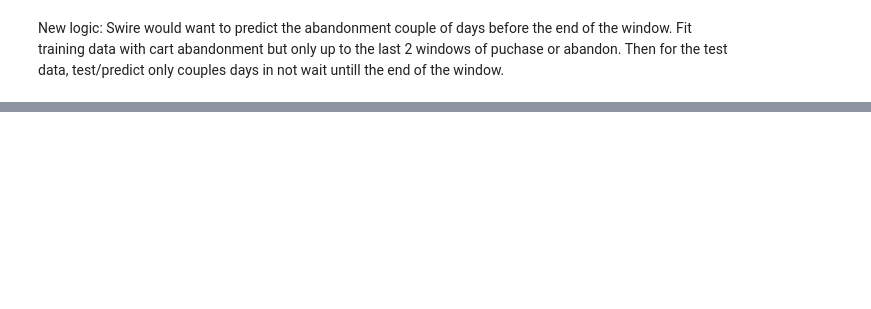
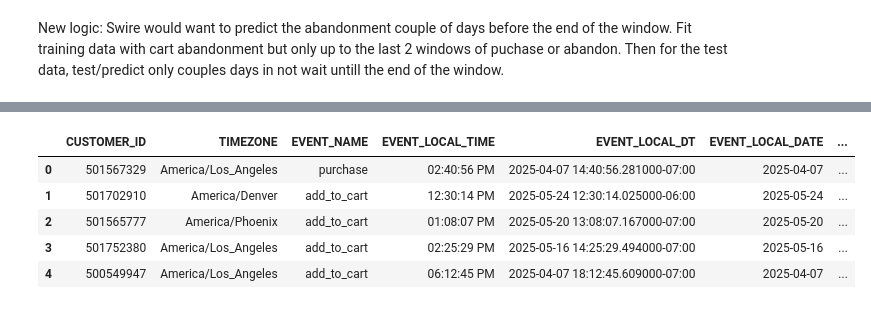
Before and after one commit to Hungagainagainagain/Swire-Cocacola-Capstone, a Jupyter notebook: modeling_new_logic.ipynb, the cells around one changed output, grey strips where cells are left out. Drawn from its saved outputs; the diff is of its cells as text; code cells hidden in the pictures; blank space fills up the shorter version.

```diff
--- a/modeling_new_logic.ipynb
+++ b/modeling_new_logic.ipynb
@@ -31,0 +41,84 @@ final_with_ga.head()
+# %%
+from zoneinfo import ZoneInfo
+import pandas as pd
+
+# ---- 1) City → timezone map (as you had) ----
+city_tz = {
+    "Tacoma, WA":"America/Los_Angeles","Spokane, WA":"America/Los_Angeles",
+    "Arlington, WA":"America/Los_Angeles","Bellevue, WA":"America/Los_Angeles",
+    "Walla Walla, WA":"America/Los_Angeles","Reno, NV":"America/Los_Angeles",
+    "Elko, NV":"America/Los_Angeles","Pendleton, OR":"America/Los_Angeles",
+    "Eugene, OR":"America/Los_Angeles","Wilsonville, OR":"America/Los_Angeles",
+    "Bend, OR":"America/Los_Angeles","LaGrande, OR":"America/Los_Angeles",
+    "Lewiston, ID":"America/Los_Angeles","Wenatchee, WA":"America/Los_Angeles",
+    "Bremerton, WA":"America/Los_Angeles",
+    "Denver, CO":"America/Denver","Colorado Springs, CO":"America/Denver",
+    "Grand Junction, CO":"America/Denver","Glenwood Springs, CO":"America/Denver",
+    "Pueblo, CO":"America/Denver","Alamosa, CO":"America/Denver",
+    "Johnstown, CO":"America/Denver","Cheyenne, WY":"America/Denver",
+    "Richfield, UT":"America/Denver","Draper, UT":"America/Denver",
+    "Logan, UT":"America/Denver","Ogden, UT":"America/Denver",
+    "Price, UT":"America/Denver","Albuquerque, NM":"America/Denver",
+    "Scottsbluff, NE":"America/Denver",
+    "Boise, ID":"America/Boise","Idaho Falls, ID":"America/Boise","Pocatello, ID":"America/Boise",
+    "Tempe, AZ":"America/Phoenix","Tucson, AZ":"America/Phoenix",
+    "Prescott, AZ":"America/Phoenix","Glendale, AZ":"America/Phoenix",
+    "Kingman, AZ":"America/Phoenix","Huachuca City, AZ":"America/Phoenix",
+    "Show Low, AZ":"America/Phoenix","Flagstaff, AZ":"America/Phoenix",
+    "Yuma, AZ":"America/Phoenix",
+}
+
+# ---- 2) Parse timestamp as UTC (kept your column name) ----
+customer_ga_cart_events["EVENT_TIMESTAMP_UTC"] = pd.to_datetime(
+    customer_ga_cart_events["EVENT_TIMESTAMP"], utc=True, errors="coerce"
+)
+
+# ---- 3) Map timezone from CITY (use CITY consistently) ----
+customer_ga_cart_events["TIMEZONE"] = customer_ga_cart_events["SALES_OFFICE_DESCRIPTION"].map(city_tz)
+
+# ---- 4) Convert to local datetime per-row (only when TIMEZONE present) ----
+customer_ga_cart_events["EVENT_LOCAL_DT"] = customer_ga_cart_events.apply(
+    lambda row: (
+        row["EVENT_TIMESTAMP_UTC"].astimezone(ZoneInfo(row["TIMEZONE"]))
+        if pd.notna(row["TIMEZONE"]) and pd.notna(row["EVENT_TIMESTAMP_UTC"])
+        else pd.NaT
+    ),
+    axis=1
+)
+
+# ---- 5) Convenience columns: date / hour / day-of-week ----
+customer_ga_cart_events["EVENT_LOCAL_DATE"] = customer_ga_cart_events["EVENT_LOCAL_DT"].apply(
+    lambda v: v.date() if pd.notna(v) else pd.NaT
+)
+customer_ga_cart_events["EVENT_LOCAL_TIME"] = customer_ga_cart_events["EVENT_LOCAL_DT"].apply(
+    lambda v: v.strftime("%I:%M:%S %p") if pd.notna(v) else pd.NA
+)
+customer_ga_cart_events["EVENT_LOCAL_DOW"] = customer_ga_cart_events["EVENT_LOCAL_DT"].apply(
+    lambda v: v.day_name() if pd.notna(v) else pd.NA
+)
+
+# ---- 6) Drop duplicates (use the actual UTC column name) ----
+customer_ga_cart_events = customer_ga_cart_events.drop_duplicates(
+    subset=["CUSTOMER_ID","EVENT_TIMESTAMP_UTC","EVENT_NAME"],
+    keep="first"
+)
+
+# ---- 7) Select relevant columns (use consistent names) ----
+cols = [
+    "CUSTOMER_ID","CITY","TIMEZONE","EVENT_NAME",
+    "EVENT_LOCAL_TIME","EVENT_LOCAL_DT","EVENT_LOCAL_DATE",
+    "EVENT_LOCAL_HOUR","EVENT_LOCAL_DOW",
+    "DEVICE_CATEGORY","DEVICE_MOBILE_BRAND_NAME","DEVICE_OPERATING_SYSTEM",
+    "EVENT_PAGE_NAME","EVENT_PAGE_TITLE"
+]
+existing_cols = [c for c in cols if c in customer_ga_cart_events.columns]
+customer_ga_cart_events = customer_ga_cart_events[existing_cols]
+
+customer_ga_cart_events.head()
+# %% [output]
+|  | CUSTOMER_ID | TIMEZONE | EVENT_NAME | EVENT_LOCAL_TIME | EVENT_LOCAL_DT | EVENT_LOCAL_DATE | ... |
+| 0 | 501567329 | America/Los_Angeles | purchase | 02:40:56 PM | 2025-04-07 14:40:56.281000-07:00 | 2025-04-07 | ... |
+| 1 | 501702910 | America/Denver | add_to_cart | 12:30:14 PM | 2025-05-24 12:30:14.025000-06:00 | 2025-05-24 | ... |
+| 2 | 501565777 | America/Phoenix | add_to_cart | 01:08:07 PM | 2025-05-20 13:08:07.167000-07:00 | 2025-05-20 | ... |
+| 3 | 501752380 | America/Los_Angeles | add_to_cart | 02:25:29 PM | 2025-05-16 14:25:29.494000-07:00 | 2025-05-16 | ... |
+| 4 | 500549947 | America/Los_Angeles | add_to_cart | 06:12:45 PM | 2025-04-07 18:12:45.609000-07:00 | 2025-04-07 | ... |
```
Also changed, not shown: parts of 12 cells of this notebook, 1 other file.
